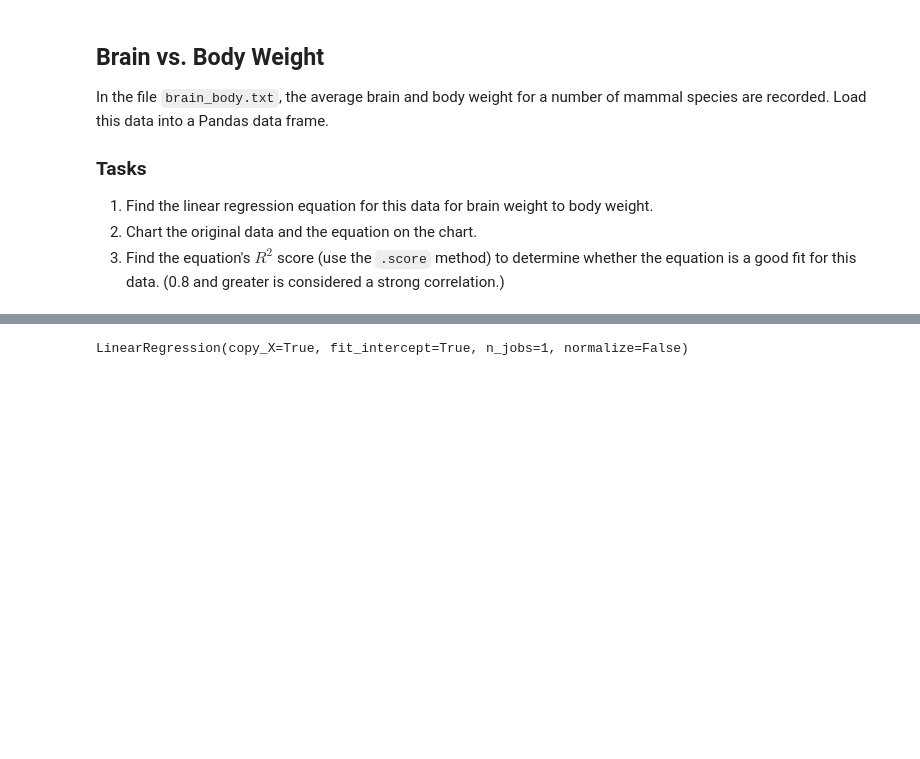
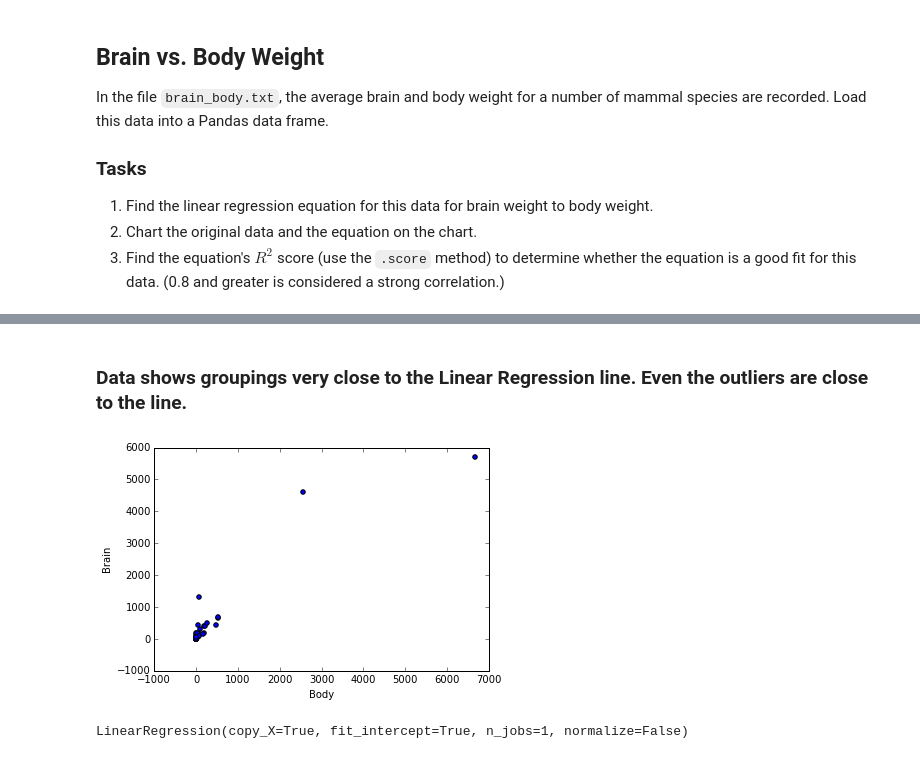
Before and after one commit to JeffHacker/linear-regression, a Jupyter notebook: Simple Linear Regression.ipynb, the cells around one changed output, grey strips where cells are left out. Saved outputs shown, nothing was run; the diff lists cells and outputs as text; code cells hidden in the pictures; blank space fills up the shorter version.

Commit message:
completed linear regression and car pricing notebooks

```diff
--- a/Simple Linear Regression.ipynb
+++ b/Simple Linear Regression.ipynb
@@ -66,4 +73,4 @@ In the file `brain_body.txt`, the average brain and body weight for a number of
 3. Find the equation's $R^2$ score (use the `.score` method) to determine whether the
 equation is a good fit for this data. (0.8 and greater is considered a strong correlation.)
 # %%
-df = pd.read_fwf("brain_body.txt")
+df1 = pd.read_fwf("brain_body.txt")
@@ -75,4 +86,10 @@ df.head(1)
+# %% [markdown]
+### Data shows groupings very close to the Linear Regression line.  Even the outliers are close to the line.
 # %%
-plt.scatter(df["Brain"], df["Body"])
+plt.scatter(df1["Brain"], df1["Body"])
+plt.ylabel("Brain")
+plt.xlabel("Body")
 plt.show()
+# %% [output]
+[figure, added]
 # %%
```
Also changed, not shown: parts of 25 cells of this notebook, 2 other files.
